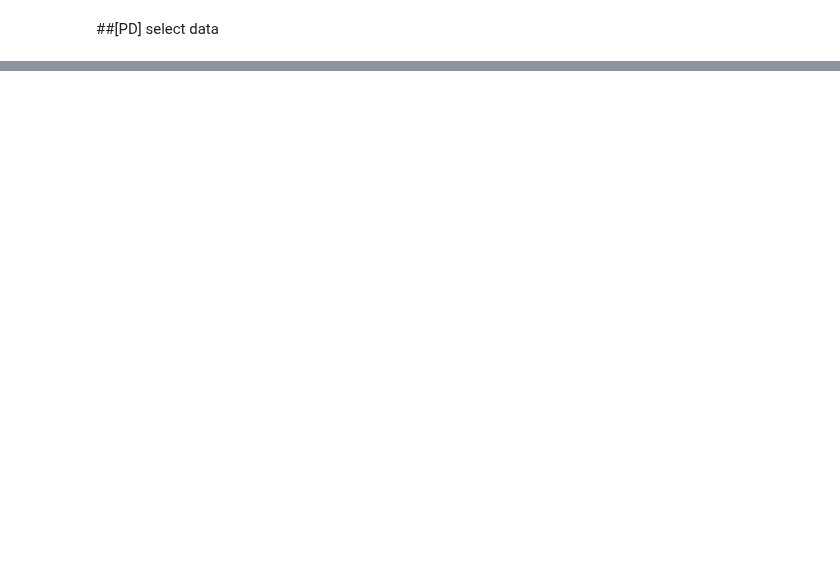
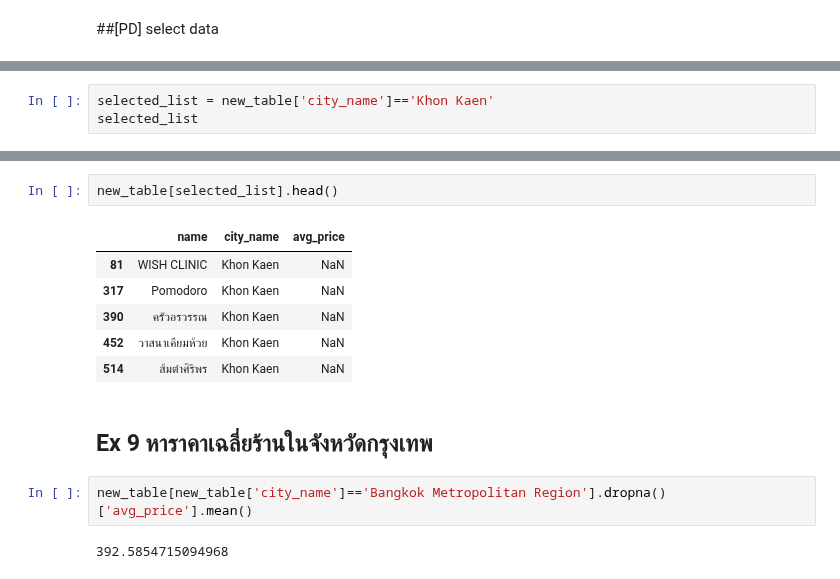
Before and after one commit to dinsor17/KKU_Data_mining, a Jupyter notebook: Pandas_101.ipynb, the cells around one changed output, grey strips where cells are left out. Saved outputs shown, nothing was run; the diff lists cells and outputs as text; blank space fills up the shorter version.

```diff
--- a/Pandas_101.ipynb
+++ b/Pandas_101.ipynb
@@ -247,0 +280,3 @@ new_table[new_table['city_name']==]
+# %%
+selected_list = new_table['city_name']=='Khon Kaen'
+selected_list
@@ -247,0 +296,15 @@ new_table[new_table['city_name']==]
+# %%
+new_table[selected_list].head()
+# %% [output]
+|  | name | city_name | avg_price |
+| 81 | WISH CLINIC | Khon Kaen | NaN |
+| 317 | Pomodoro | Khon Kaen | NaN |
+| 390 | ครัวอรวรรณ | Khon Kaen | NaN |
+| 452 | วาสนาเคียมห้วย | Khon Kaen | NaN |
+| 514 | ส้มตำศิริพร | Khon Kaen | NaN |
+# %% [markdown]
+## Ex 9 หาราคาเฉลี่ยร้านในจังหวัดกรุงเทพ
+# %%
+new_table[new_table['city_name']=='Bangkok Metropolitan Region'].dropna()['avg_price'].mean()
+# %% [output]
+392.5854715094968
```
Also changed, not shown: parts of 25 cells of this notebook.
